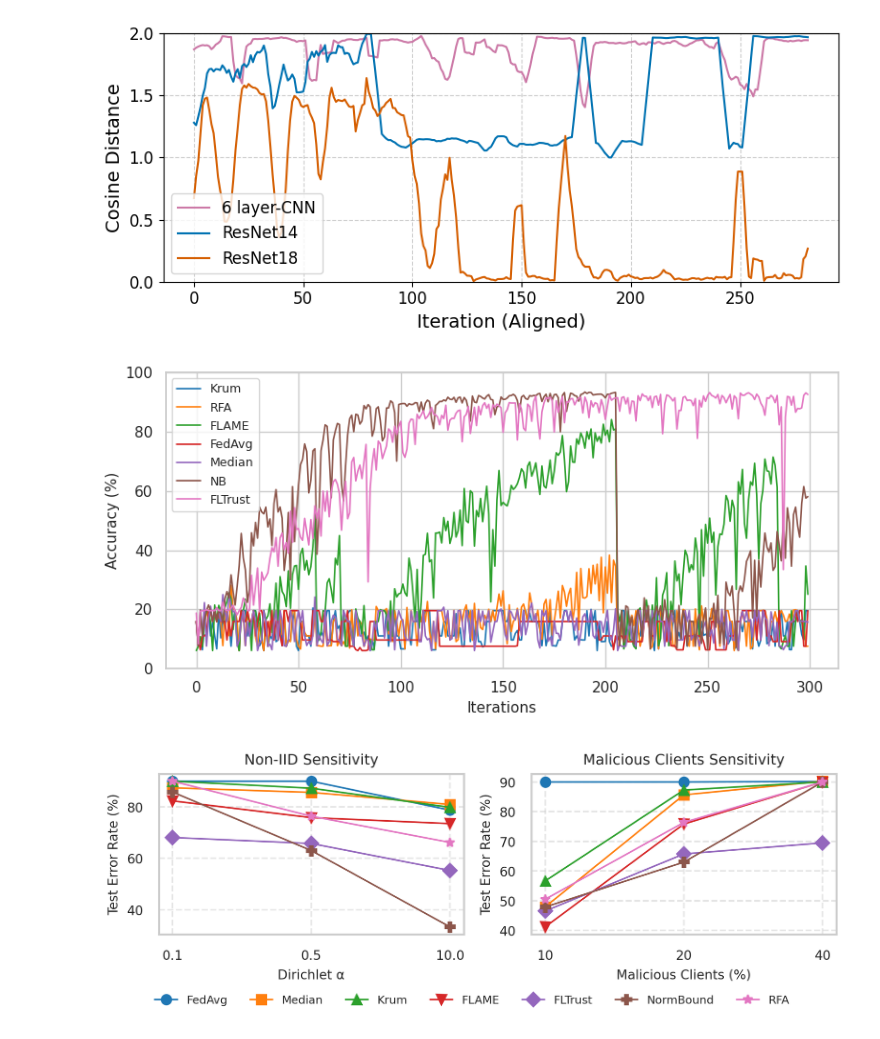
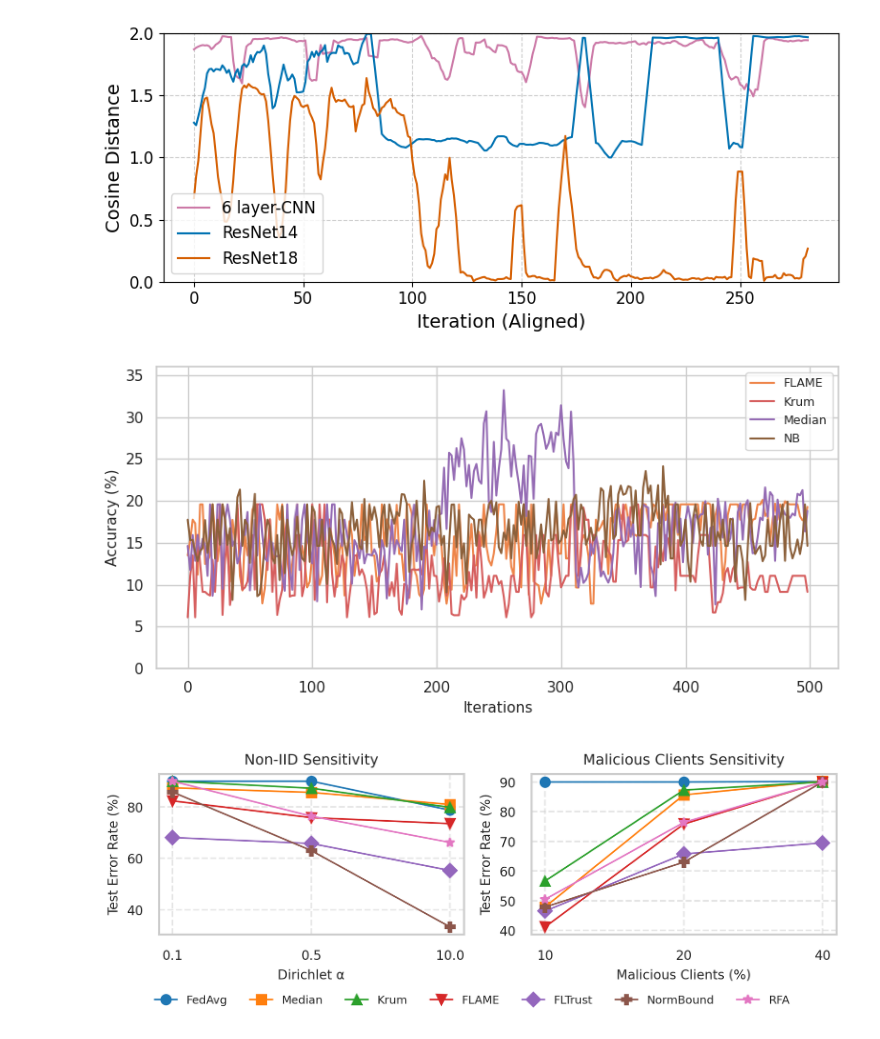
Before and after one commit to yangland/FedON, a Jupyter notebook: jupyter_notebooks/visualization.ipynb, the cells around one changed output. Saved outputs shown, nothing was run; the diff lists cells and outputs as text; code cells hidden in the pictures.

```diff
--- a/jupyter_notebooks/visualization.ipynb
+++ b/jupyter_notebooks/visualization.ipynb
@@ -319,8 +319,8 @@ import re
 import csv
 
 # === Configuration ===
-agr = "rfa"
-log_dir = "/home1/liyang/GitHub/FedOda/logs_fl/svhn/Ssvhn_20250628_203307_AGGR_geometric_median_cross-eval/20250629_133732_FedOda_0.3"  # directory containing .log files
+agr = "med"  # e.g., 'L' from L_20250629_105628.log
+log_dir = "/home2/liyang/GitHub/FedOda/logs_fl/svhn/Ssvhn_20250719_102654_AGGR_coordinate_wise_median_cross-eval/20250720_141348_FedOda_0.5"  # directory containing .log files
 output_csv = f"{agr}_actions.csv"
 
 # === Regular Expression to capture action values ===
@@ -723,57 +991,89 @@ import pandas as pd
 import matplotlib.pyplot as plt
 import seaborn as sns
 
+# === Grouping-based smoothing function ===
+def smooth_by_group(df, group_size=10):
+    """Group iterations into bins and take mean accuracy per bin."""
+    df = df.copy()
+    df['iter_group'] = (df['iter'] // group_size) * group_size
+    return df.groupby(['iter_group', 'method'], as_index=False)['accuracy'].mean().rename(columns={'iter_group': 'iter'})
+
 # === File paths and labels ===
-log_paths = {
-    "Krum": "/ntuzfs/liyang/GitHub/FedOda/logs_fl/svhn/Ssvhn_20250628_120004_AGGR_multi-krum_cross-eval/20250628_130056_FedOda_0.3/20250628_130056_loss_acc.csv",
-    "RFA": "/ntuzfs/liyang/GitHub/FedOda/logs_fl/svhn/Ssvhn_20250628_120019_AGGR_geometric_median_cross-eval/20250628_130735_FedOda_0.3/20250628_130735_loss_acc.csv",
-    "FLAME": "/ntuzfs/liyang/GitHub/FedOda/logs_fl/svhn/Ssvhn_20250628_115946_AGGR_flame_cross-eval/20250628_130338_FedOda_0.3/20250628_130338_loss_acc.csv",
-    "FedAvg": "/ntuzfs/liyang/GitHub/FedOda/logs_fl/svhn/Ssvhn_20250628_115938_AGGR_fedavg_cross-eval/20250629_004507_FedOda_0.3/20250629_004507_loss_acc.csv",
-    "Median": "/ntuzfs/liyang/GitHub/FedOda/logs_fl/svhn/Ssvhn_20250628_115919_AGGR_coordinate_wise_median_cross-eval/20250629_010039_FedOda_0.3/20250629_010039_loss_acc.csv",
-    "NB": "/ntuzfs/liyang/GitHub/FedOda/logs_fl/svhn/Ssvhn_20250628_120012_AGGR_normbound_cross-eval/20250629_011508_FedOda_0.3/20250629_011508_loss_acc.csv",
-    "FLTrust": "/ntuzfs/liyang/GitHub/FedOda/logs_fl/svhn/Ssvhn_20250628_115956_AGGR_fltrust_cross-eval/20250629_014343_FedOda_0.3/20250629_014343_loss_acc.csv"
+custom_legend_names = {
+    'fedavg': 'FedAvg',
+    'flame': 'FLAME',
+    'fltrust': 'FLTrust',
+    'krum': 'Krum',
+    'med': 'Median',
+    'nb': 'NB',
+    'rfa': 'RFA'
 }
 
-# === Load and process data ===
+log_paths = {
+    "FedAvg": "/home2/liyang/GitHub/FedOda/logs_fl/svhn/Ssvhn_20250719_102654_AGGR_fedavg_cross-eval/20250719_122143_FedOda_0.5/20250719_122143_loss_acc.csv",
+    "FLAME": "/home2/liyang/GitHub/FedOda/logs_fl/svhn/Ssvhn_20250720_203935_AGGR_flame_cross-eval/20250720_230216_FedOda_0.5/20250720_230216_loss_acc.csv",
+    "FLTrust": "/home2/liyang/GitHub/FedOda/logs_fl/svhn/Ssvhn_20250720_203932_AGGR_fltrust_cross-eval/20250721_031651_FedOda_0.5/20250721_031651_loss_acc.csv",
+    "Krum": "/home2/liyang/GitHub/FedOda/logs_fl/svhn/Ssvhn_20250720_203928_AGGR_multi-krum_cross-eval/20250720_203930_FedOda_0.5/20250720_203930_loss_acc.csv",
+    "Median": "/home2/liyang/GitHub/FedOda/logs_fl/svhn/Ssvhn_20250718_105555_AGGR_coordinate_wise_median_cross-eval/20250718_105557_FedOda_0.5/20250718_105557_loss_acc.csv",
+    "NB": "/home2/liyang/GitHub/FedOda/logs_fl/svhn/Ssvhn_20250719_102654_AGGR_normbound_cross-eval/20250720_082109_FedOda_0.5/20250720_082109_loss_acc.csv",
+    "RFA": "/home2/liyang/GitHub/FedOda/logs_fl/svhn/Ssvhn_20250719_102654_AGGR_geometric_median_cross-eval/20250720_105434_FedOda_0.5/20250720_105434_loss_acc.csv",
+}
+
+# === Select specific methods to plot ===
+selected_methods = ["Krum", "Median", "NB", "FLAME"]
+
+# === Define consistent color palette ===
+full_palette_name = "muted"
+all_methods = list(log_paths.keys())
+full_palette = sns.color_palette(full_palette_name, len(all_methods))
+method_to_color = dict(zip(all_methods, full_palette))
+
+# === Filter log_paths to only selected methods ===
+selected_log_paths = {m: path for m, path in log_paths.items() if m in selected_methods}
+
+# === Load, preprocess, and smooth data ===
 dfs = []
-for method, path in log_paths.items():
+for method, path in selected_log_paths.items():
     df = pd.read_csv(path)
     df = df[['iter', 'accuracy']]
     df['accuracy'] = df['accuracy'] * 100  # Convert to percentage
     df['method'] = method
     dfs.append(df)
 
 all_data = pd.concat(dfs, ignore_index=True)
 
+# === Apply smoothing (adjust group_size for more/less smoothing) ===
+smoothed_data = smooth_by_group(all_data, group_size=2)  # Try 5, 10, 20
+
 # === Plotting ===
 sns.set(style="whitegrid", font_scale=1.0)
 plt.figure(figsize=(8, 4))
 
-# Use a readable, colorblind-friendly palette
-palette = sns.color_palette("tab10", len(log_paths)) # "Paired"        # Color palette: "Set1", "colorblind"
+# Filter the color dict to selected methods
+selected_colors = {m: method_to_color[m] for m in selected_methods}
 
+# Plot
 sns.lineplot(
-    data=all_data,
+    data=smoothed_data,
     x="iter",
     y="accuracy",
     hue="method",
-    palette=palette,
-    linewidth=1.2
+    palette=selected_colors,
+    linewidth=1.5
 )
 
 # === Labels & Styling ===
 plt.xlabel("Iterations", fontsize=11)
 plt.ylabel("Accuracy (%)", fontsize=11)
-# Removed title as requested
-plt.legend( fontsize=9, title_fontsize=10)
-plt.ylim(0, 100)  # Enforce 0–100 y-axis
+plt.legend(fontsize=9, title_fontsize=10)
+plt.ylim(0, 36)
 plt.tight_layout()
 
 # === Save and Show ===
-plt.savefig("fedon_accuracy_comparison.png", dpi=300)
+plt.savefig("fedon_accuracy_selected_defenses_smoothed_grouped.png", dpi=300)
 plt.show()
 # %% [output]
-[figure, old version]
+[figure, new version]
 # %%
 import matplotlib.pyplot as plt
 import numpy as np
```
Also changed, not shown: parts of 8 cells of this notebook, 49 other files.
